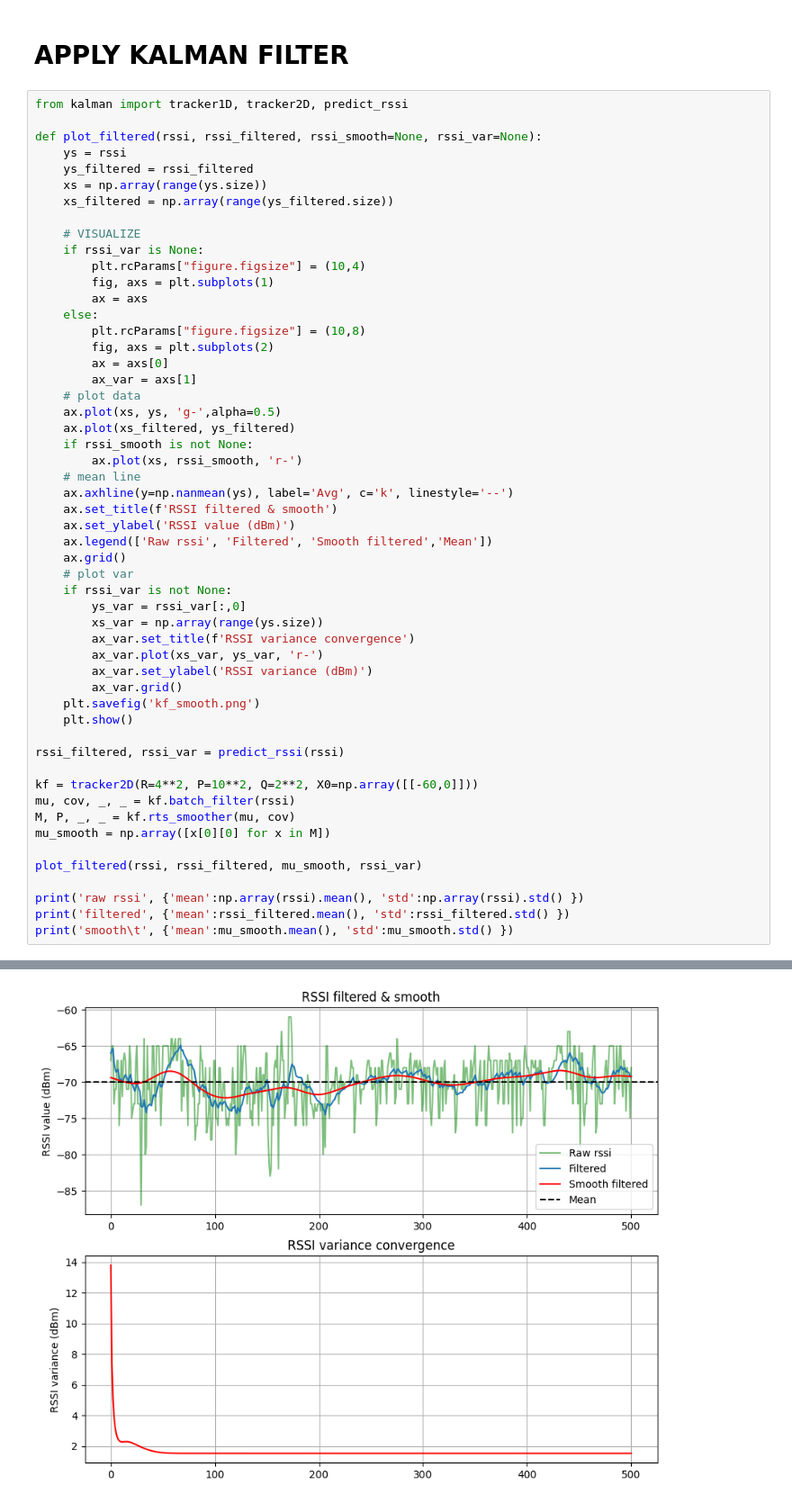
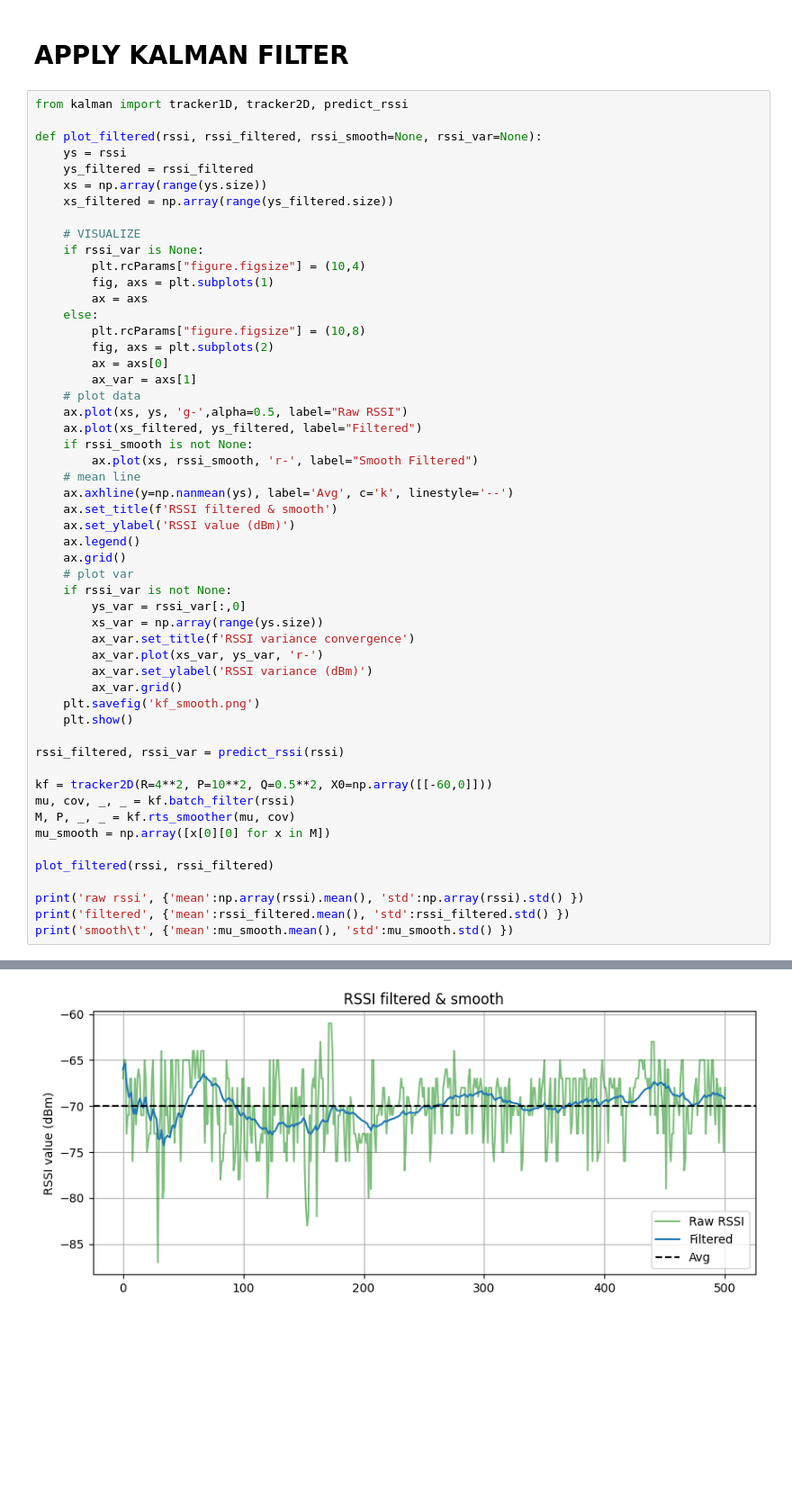
Before and after one commit to thanhhuynhk17/kalman_filter, a Jupyter notebook: run_kalman.ipynb, the cells around one changed output, grey strips where cells are left out. Shown at 90% size. Saved outputs shown, nothing was run; the diff lists cells and outputs as text; blank space fills up the shorter version.

```diff
--- a/run_kalman.ipynb
+++ b/run_kalman.ipynb
@@ -76,15 +76,15 @@ def plot_filtered(rssi, rssi_filtered, rssi_smooth=None, rssi_var=None):
         ax = axs[0]
         ax_var = axs[1]
     # plot data
-    ax.plot(xs, ys, 'g-',alpha=0.5)
-    ax.plot(xs_filtered, ys_filtered)
+    ax.plot(xs, ys, 'g-',alpha=0.5, label="Raw RSSI")
+    ax.plot(xs_filtered, ys_filtered, label="Filtered")
     if rssi_smooth is not None:
-        ax.plot(xs, rssi_smooth, 'r-')
+        ax.plot(xs, rssi_smooth, 'r-', label="Smooth Filtered")
     # mean line
     ax.axhline(y=np.nanmean(ys), label='Avg', c='k', linestyle='--')
     ax.set_title(f'RSSI filtered & smooth')
     ax.set_ylabel('RSSI value (dBm)')
-    ax.legend(['Raw rssi', 'Filtered', 'Smooth filtered','Mean'])
+    ax.legend()
     ax.grid()
     # plot var
     if rssi_var is not None:
@@ -99,12 +99,12 @@ def plot_filtered(rssi, rssi_filtered, rssi_smooth=None, rssi_var=None):
 
 rssi_filtered, rssi_var = predict_rssi(rssi)
 
-kf = tracker2D(R=4**2, P=10**2, Q=2**2, X0=np.array([[-60,0]]))
+kf = tracker2D(R=4**2, P=10**2, Q=0.5**2, X0=np.array([[-60,0]]))
 mu, cov, _, _ = kf.batch_filter(rssi)
 M, P, _, _ = kf.rts_smoother(mu, cov)
 mu_smooth = np.array([x[0][0] for x in M])
 
-plot_filtered(rssi, rssi_filtered, mu_smooth, rssi_var)
+plot_filtered(rssi, rssi_filtered)
 
 print('raw rssi', {'mean':np.array(rssi).mean(), 'std':np.array(rssi).std() })
 print('filtered', {'mean':rssi_filtered.mean(), 'std':rssi_filtered.std() })
@@ -130,2 +130,2 @@ print('smooth\t', {'mean':mu_smooth.mean(), 'std':mu_smooth.std() })
-[figure, old version]
+[figure, new version]
 raw rssi {'mean': -70.01996007984032, 'std': 3.8333030631109617}
```
Also changed, not shown: parts of 4 cells of this notebook, 14 other files.
